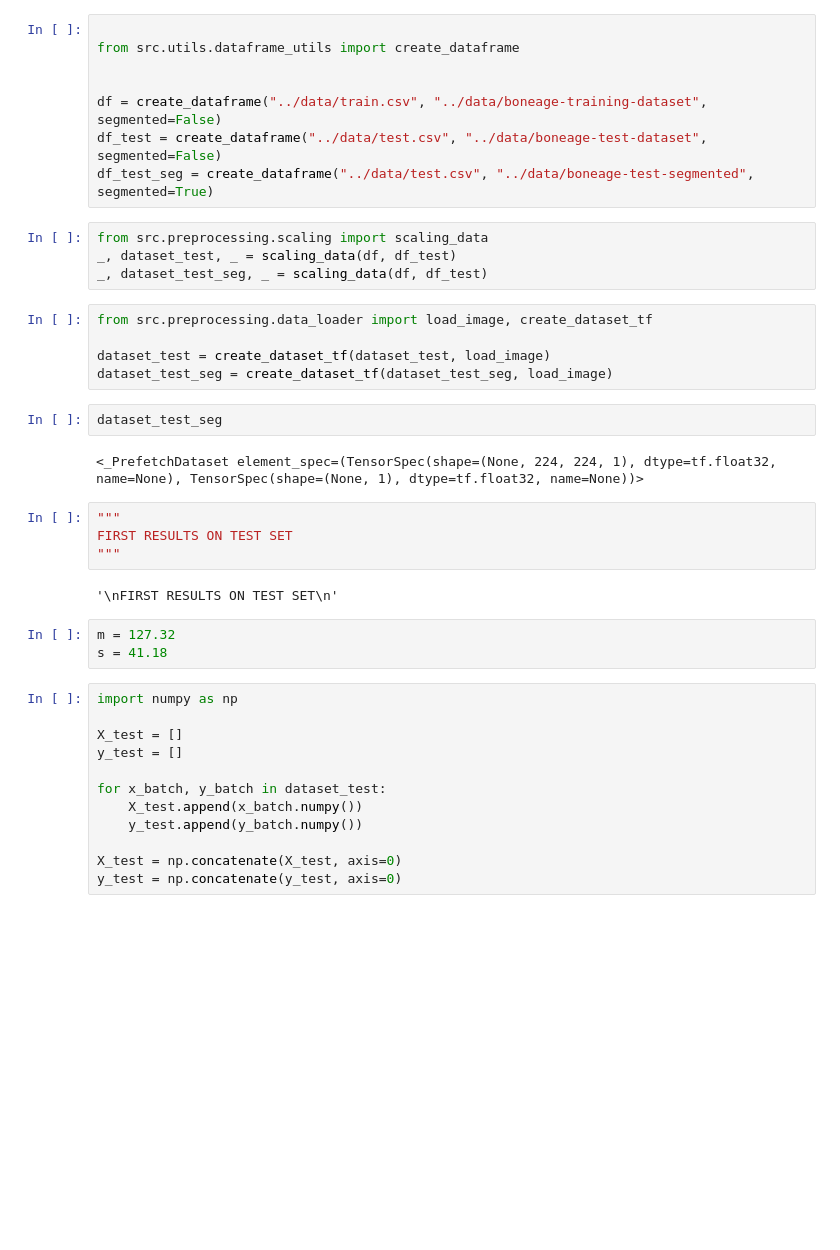
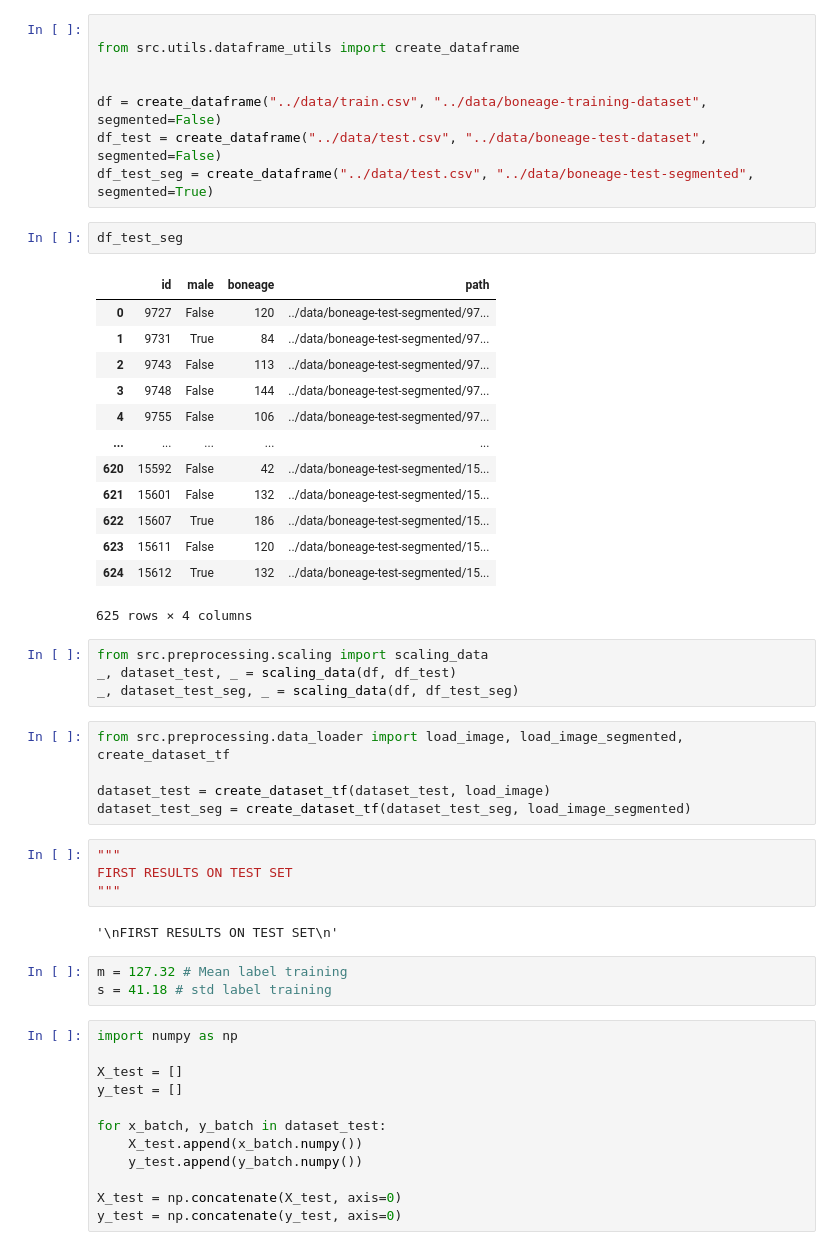
Before and after one commit to SilvioDraetta/Bone-Age-Regression-from-Hand-X-Ray-Images, a Jupyter notebook: notebook/01_cnn_results.ipynb, the cells around one changed output. Cells and saved outputs as stored; diff of their text form; blank space fills up the shorter version.

```diff
--- a/notebook/01_cnn_results.ipynb
+++ b/notebook/01_cnn_results.ipynb
@@ -36,19 +38,31 @@ from src.utils.dataframe_utils import create_dataframe
 df = create_dataframe("../data/train.csv", "../data/boneage-training-dataset", segmented=False)
 df_test = create_dataframe("../data/test.csv", "../data/boneage-test-dataset", segmented=False)
 df_test_seg = create_dataframe("../data/test.csv", "../data/boneage-test-segmented", segmented=True)
+# %%
+df_test_seg
+# %% [output]
+|  | id | male | boneage | path |
+| 0 | 9727 | False | 120 | ../data/boneage-test-segmented/97... |
+| 1 | 9731 | True | 84 | ../data/boneage-test-segmented/97... |
+| 2 | 9743 | False | 113 | ../data/boneage-test-segmented/97... |
+| 3 | 9748 | False | 144 | ../data/boneage-test-segmented/97... |
+| 4 | 9755 | False | 106 | ../data/boneage-test-segmented/97... |
+| ... | ... | ... | ... | ... |
+| 620 | 15592 | False | 42 | ../data/boneage-test-segmented/15... |
+| 621 | 15601 | False | 132 | ../data/boneage-test-segmented/15... |
+| 622 | 15607 | True | 186 | ../data/boneage-test-segmented/15... |
+| 623 | 15611 | False | 120 | ../data/boneage-test-segmented/15... |
+| 624 | 15612 | True | 132 | ../data/boneage-test-segmented/15... |
+625 rows × 4 columns
 # %%
 from src.preprocessing.scaling import scaling_data
 _, dataset_test, _ = scaling_data(df, df_test)
-_, dataset_test_seg, _ = scaling_data(df, df_test)
+_, dataset_test_seg, _ = scaling_data(df, df_test_seg)
 # %%
-from src.preprocessing.data_loader import load_image, create_dataset_tf
+from src.preprocessing.data_loader import load_image, load_image_segmented, create_dataset_tf
 
 dataset_test = create_dataset_tf(dataset_test, load_image)
-dataset_test_seg = create_dataset_tf(dataset_test_seg, load_image)
+dataset_test_seg = create_dataset_tf(dataset_test_seg, load_image_segmented)
-# %%
-dataset_test_seg
-# %% [output]
-<_PrefetchDataset element_spec=(TensorSpec(shape=(None, 224, 224, 1), dtype=tf.float32, name=None), TensorSpec(shape=(None, 1), dtype=tf.float32, name=None))>
 # %%
 """
 FIRST RESULTS ON TEST SET
@@ -56,8 +70,8 @@ FIRST RESULTS ON TEST SET
 # %% [output]
 '\nFIRST RESULTS ON TEST SET\n'
 # %%
-m = 127.32
-s = 41.18
+m = 127.32 # Mean label training
+s = 41.18 # std label training
 # %%
 import numpy as np
 
```
Also changed, not shown: parts of 12 cells of this notebook, 5 other files.
